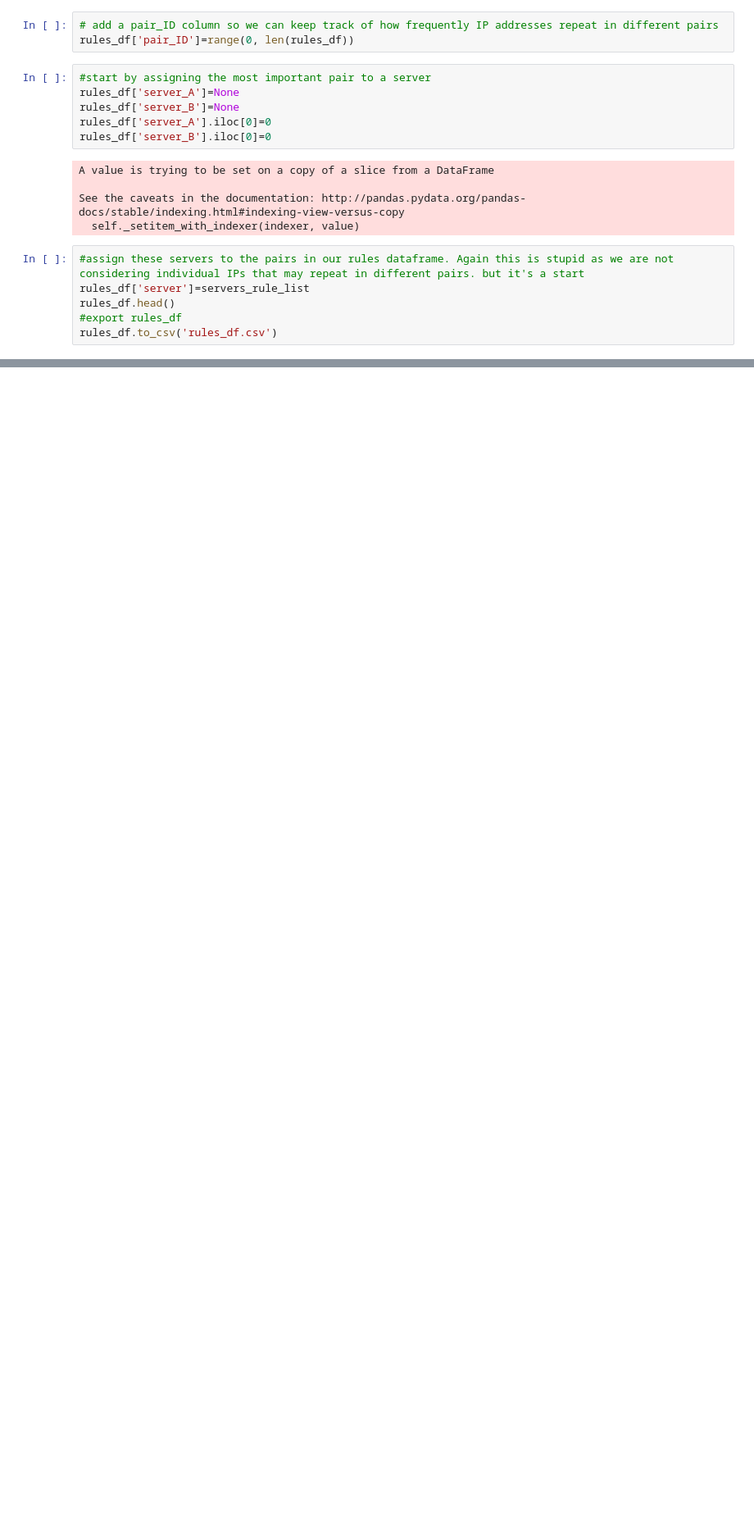
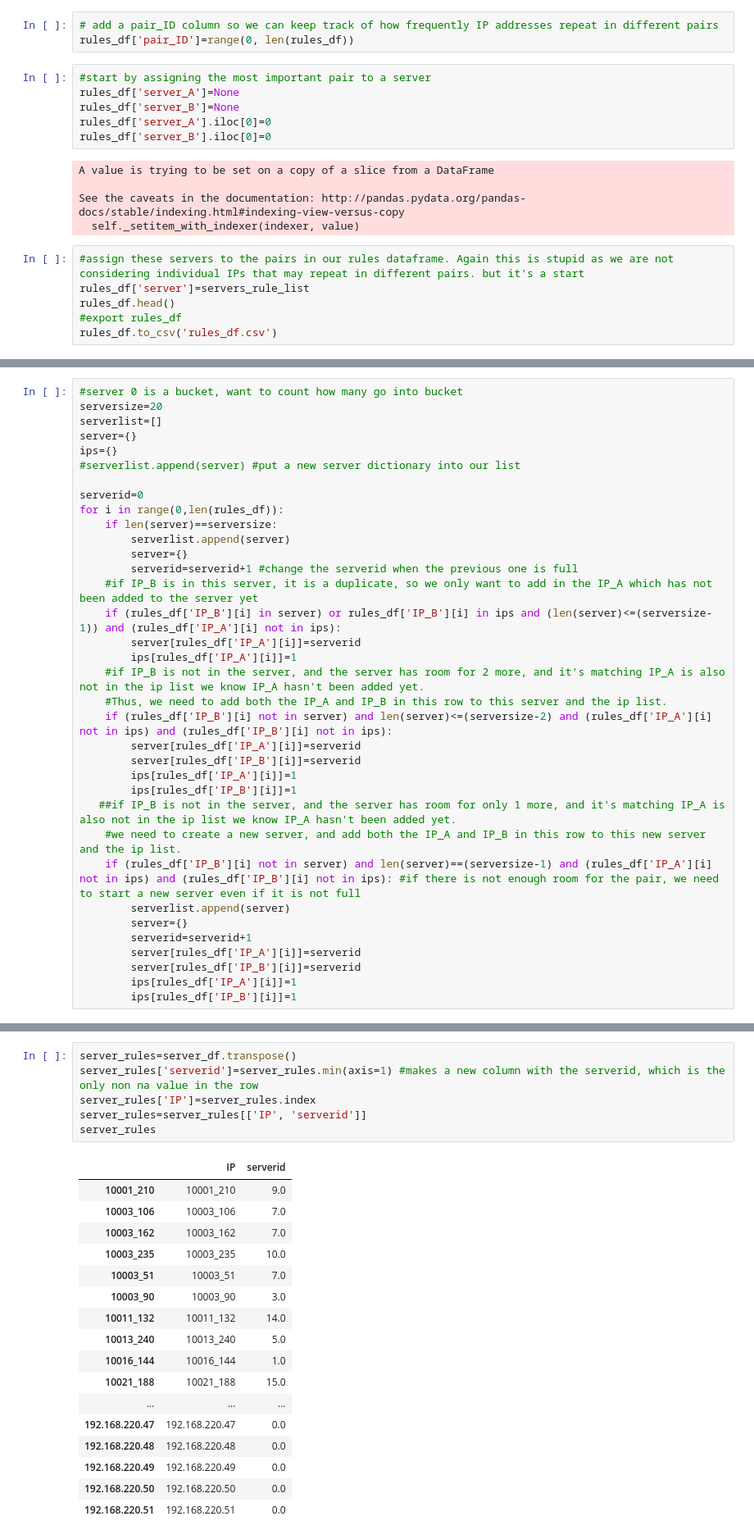
Before and after one commit to nrb75/Manifold, a Jupyter notebook: FP-Growth.ipynb, the cells around one changed output, grey strips where cells are left out. Shown at 82% size. Saved outputs shown, nothing was run; the diff lists cells and outputs as text; blank space fills up the shorter version.

```diff
--- a/FP-Growth.ipynb
+++ b/FP-Growth.ipynb
@@ -392,0 +312,35 @@ Try and assign pair values, and also find the other pair ids that are repeated i
+# %%
+#server 0 is a bucket, want to count how many go into bucket
+serversize=20
+serverlist=[]
+server={}
+ips={}
+#serverlist.append(server) #put a new server dictionary into our list
+
+serverid=0
+for i in range(0,len(rules_df)):
+    if len(server)==serversize:
+        serverlist.append(server)
+        server={}
+        serverid=serverid+1 #change the serverid when the previous one is full
+    #if IP_B is in this server, it is a duplicate, so we only want to add in the IP_A which has not been added to the server yet
+    if (rules_df['IP_B'][i] in server) or rules_df['IP_B'][i] in ips and (len(server)<=(serversize-1)) and (rules_df['IP_A'][i] not in ips):
+        server[rules_df['IP_A'][i]]=serverid
+        ips[rules_df['IP_A'][i]]=1
+    #if IP_B is not in the server, and the server has room for 2 more, and it's matching IP_A is also not in the ip list we know IP_A hasn't been added yet.
+    #Thus, we need to add both the IP_A and IP_B in this row to this server and the ip list.
+    if (rules_df['IP_B'][i] not in server) and len(server)<=(serversize-2) and (rules_df['IP_A'][i] not in ips) and (rules_df['IP_B'][i] not in ips):
+        server[rules_df['IP_A'][i]]=serverid
+        server[rules_df['IP_B'][i]]=serverid
+        ips[rules_df['IP_A'][i]]=1
+        ips[rules_df['IP_B'][i]]=1
+   ##if IP_B is not in the server, and the server has room for only 1 more, and it's matching IP_A is also not in the ip list we know IP_A hasn't been added yet.
+    #we need to create a new server, and add both the IP_A and IP_B in this row to this new server and the ip list.
+    if (rules_df['IP_B'][i] not in server) and len(server)==(serversize-1) and (rules_df['IP_A'][i] not in ips) and (rules_df['IP_B'][i] not in ips): #if there is not enough room for the pair, we need to start a new server even if it is not full
+        serverlist.append(server)
+        server={}
+        serverid=serverid+1
+        server[rules_df['IP_A'][i]]=serverid
+        server[rules_df['IP_B'][i]]=serverid
+        ips[rules_df['IP_A'][i]]=1
+        ips[rules_df['IP_B'][i]]=1
@@ -392,0 +371,24 @@ Try and assign pair values, and also find the other pair ids that are repeated i
+# %%
+server_rules=server_df.transpose()
+server_rules['serverid']=server_rules.min(axis=1) #makes a new column with the serverid, which is the only non na value in the row
+server_rules['IP']=server_rules.index
+server_rules=server_rules[['IP', 'serverid']]
+server_rules
+# %% [output]
+|  | IP | serverid |
+| 10001_210 | 10001_210 | 9.0 |
+| 10003_106 | 10003_106 | 7.0 |
+| 10003_162 | 10003_162 | 7.0 |
+| 10003_235 | 10003_235 | 10.0 |
+| 10003_51 | 10003_51 | 7.0 |
+| 10003_90 | 10003_90 | 3.0 |
+| 10011_132 | 10011_132 | 14.0 |
+| 10013_240 | 10013_240 | 5.0 |
+| 10016_144 | 10016_144 | 1.0 |
+| 10021_188 | 10021_188 | 15.0 |
+| ... | ... | ... |
+| 192.168.220.47 | 192.168.220.47 | 0.0 |
+| 192.168.220.48 | 192.168.220.48 | 0.0 |
+| 192.168.220.49 | 192.168.220.49 | 0.0 |
+| 192.168.220.50 | 192.168.220.50 | 0.0 |
+| 192.168.220.51 | 192.168.220.51 | 0.0 |
```
Also changed, not shown: parts of 40 cells of this notebook, 9 other files.
